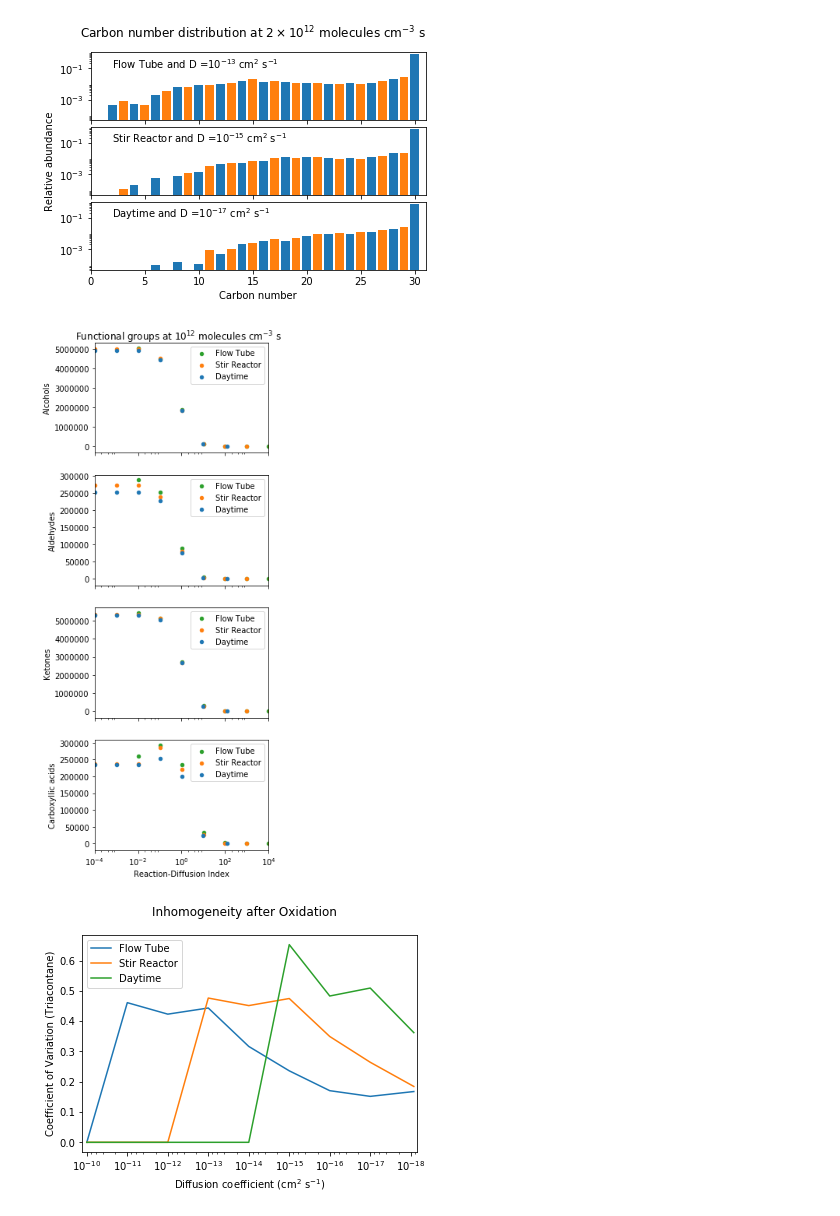
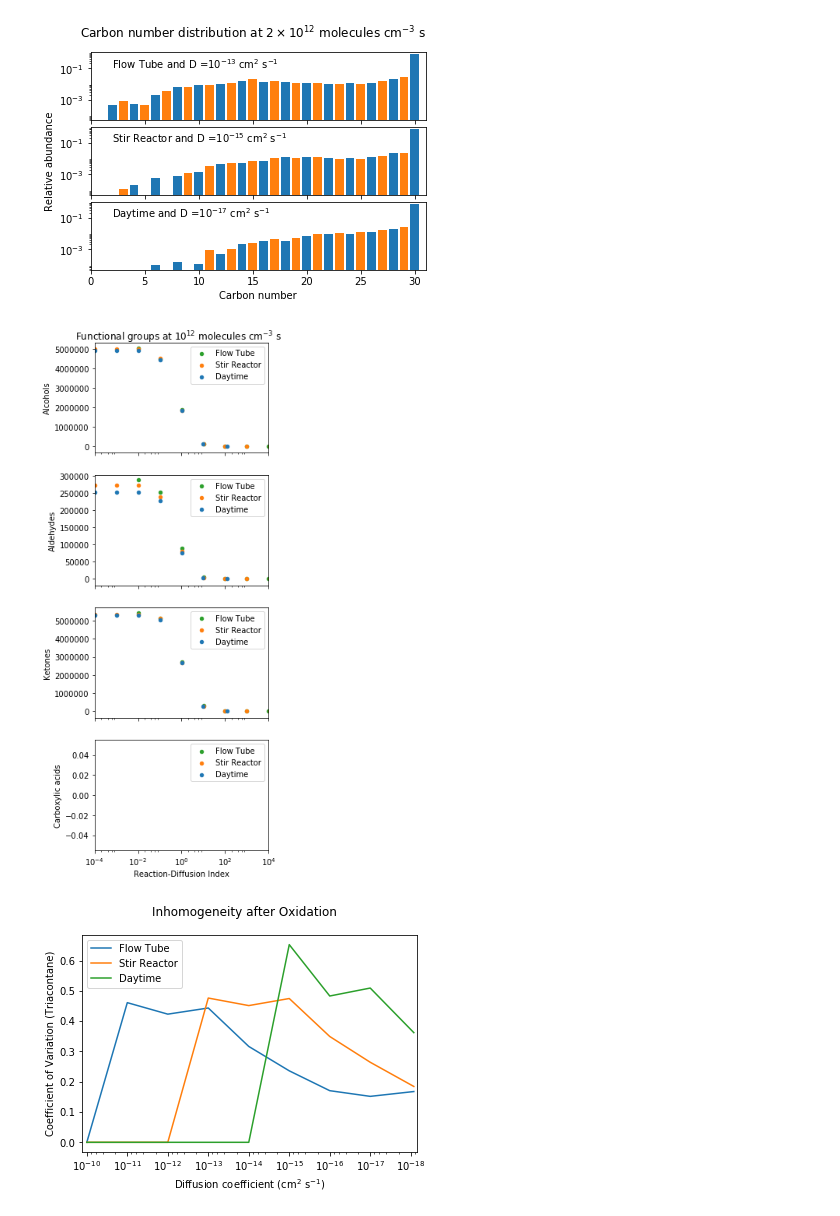
Before and after one commit to aawiegel/StackSimAnalysis, a Jupyter notebook: python/DiffusionSeries.ipynb, the cells around one changed output. Drawn from its saved outputs; the diff is of its cells as text; code cells hidden in the pictures.

```diff
--- a/python/DiffusionSeries.ipynb
+++ b/python/DiffusionSeries.ipynb
@@ -628,7 +628,7 @@ fig, ax = plt.subplots(4, 1, sharex=True, figsize=(4, 12))
 
 fig.suptitle(r"Functional groups at $10^{12}$ molecules cm$^{-3}$ s", y = 0.9)
 
-func_group = ["Alcohols", "Aldehydes", "Ketones", "Carboxyllic acids"]
+func_group = ["Alcohols", "Aldehydes", "Ketones", "Carboxylic acids"]
 
 time = 1E12
 
@@ -652,34 +652,34 @@ for cond in condition:
 
     # Put diffusion coefficient in data frame
     func_data[cond][diff_string] = coef
     func_data[cond]['Damkueler'] = calc_Damkueler(func_data[cond][diff_string],
                                                     cond_OH_conv[cond])
 
     # Plot data
     i = 0
 
     for func in func_group:
         fplot = func_data[cond].plot(x = 'Damkueler', y = func,
                           ax = ax[i], logx=True, xlim=(1E-4, 1E4),
                           kind = 'scatter', color = cond_color[cond])
         fplot.set_label(cond)
         ax[i].set_ylabel(func)
 
         i += 1
 
 for i in range(0, 4, 1):
     ax[i].legend(cond_string_conv.values())
 
 #ax[0].set_xlim([1.3E-10, 7E-19])
 #ax.set_ylim([0, 0.52])
 ax[-1].set_xlabel("Reaction-Diffusion Index")
 
 
 plt.show()
 fig.savefig(os.path.join(subdir, 'funcgroup.png'),
             fmt='png', dpi=300, bbox_inches='tight')
 # %% [output]
-[figure, old version]
+[figure, new version]
 # %%
 # Inhomogeneity of mixture as a function of OH and Diffusion coefficient
 # Plots Coefficient of Variation based on Triacontane decay and O/C ratio for each condition
```
